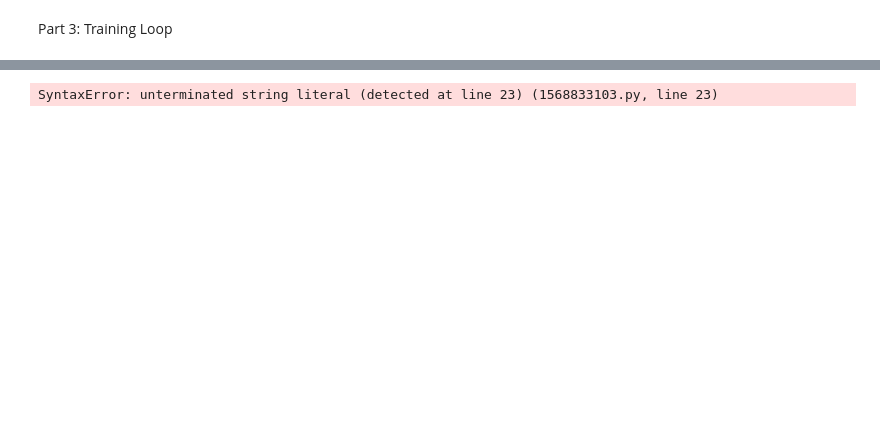
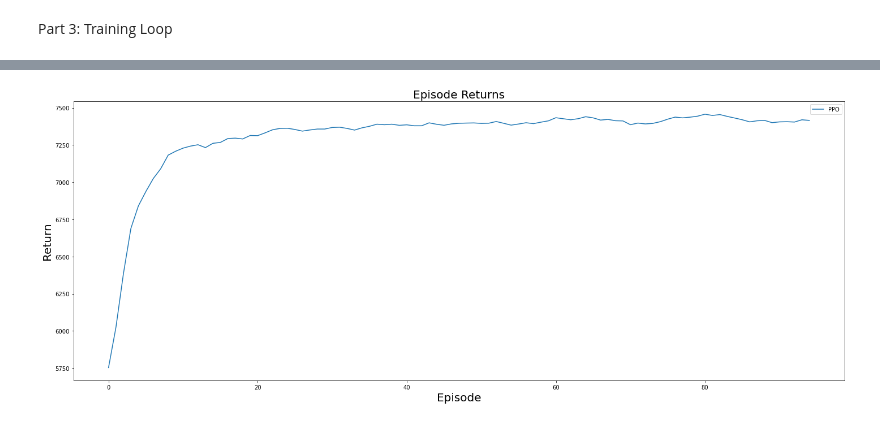
Before and after one commit to jackregan10/bus-routing, a Jupyter notebook: notebooks/ppo-learning-paradigm-experimentation.ipynb, the cells around one changed output, grey strips where cells are left out. Saved outputs shown, nothing was run; the diff lists cells and outputs as text; code cells hidden in the pictures; blank space fills up the shorter version.

```diff
--- a/notebooks/ppo-learning-paradigm-experimentation.ipynb
+++ b/notebooks/ppo-learning-paradigm-experimentation.ipynb
@@ -365,7 +344,8 @@ gym.register(
 )
 
 env = gym.make("gymnasium_env/BusRouting-v0")
-
+env = gym.wrappers.RecordEpisodeStatistics(env, buffer_length=1000)
+env = Monitor(env)
 
 current_dir = os.getcwd()
 repo_root = os.path.abspath(os.path.join(current_dir, ".."))
@@ -416,29 +389,46 @@ ImportError: cannot import name 'NP_SUPPORTED_MODULES' from 'torch._dynamo.utils
 # %%
+def _get_returns_from_env(env):
+    if hasattr(env, "return_queue"):
+        return np.array(env.return_queue)
+
+    inner_env = getattr(env, "env", None)
+    if inner_env is not None and hasattr(inner_env, "return_queue"):
+        return np.array(inner_env.return_queue)
+
+    if hasattr(env, "get_episode_rewards"):
+        return np.array(env.get_episode_rewards())
+
+    raise AttributeError(
+        "Environment does not expose episode returns. "
+        "Wrap the env with RecordEpisodeStatistics or Monitor."
+    )
+
+
 def visualize_learning_curves(envs, smoothing=10, labels=None):
     fig, ax = plt.subplots(1, 1, figsize=(20, 8))
 
     if labels is None:
         labels = [f"Run {i}" for i in range(len(envs))]
 
     for env, label in zip(envs, labels):
-        returns = np.array(env.return_queue)
+        returns = _get_returns_from_env(env)
         returns_smoothed = np.convolve(
-            returns, np.ones(smoothing)/smoothing, mode='valid'
+            returns, np.ones(smoothing) / smoothing, mode='valid'
         )
 
         ax.plot(returns_smoothed, label=label)
 
     ax.set_title("Episode Returns", fontsize=20)
     ax.set_xlabel("Episode", fontsize=20)
     ax.set_ylabel("Return", fontsize=20)
     ax.legend()
 
     plt.tight_layout()
     plt.show()
 
 visualize_learning_curves(envs=[env], smoothing=10, labels=["PPO"])
 # %% [output]
-SyntaxError: unterminated string literal (detected at line 23) (1568833103.py, line 23)
+[figure, added]
 # %%
 # repo_root = os.path.abspath(os.path.join(os.path.dirname(__file__), ".."))
 # model_dir = os.path.join(repo_root, "model")
```
Also changed, not shown: parts of 4 cells of this notebook, 7 other files.
